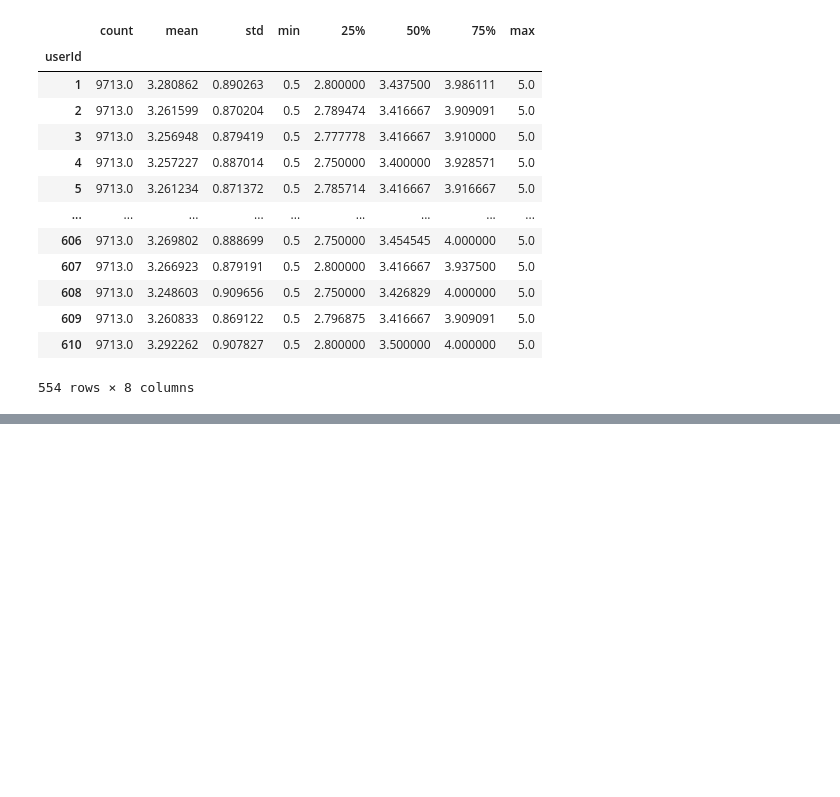
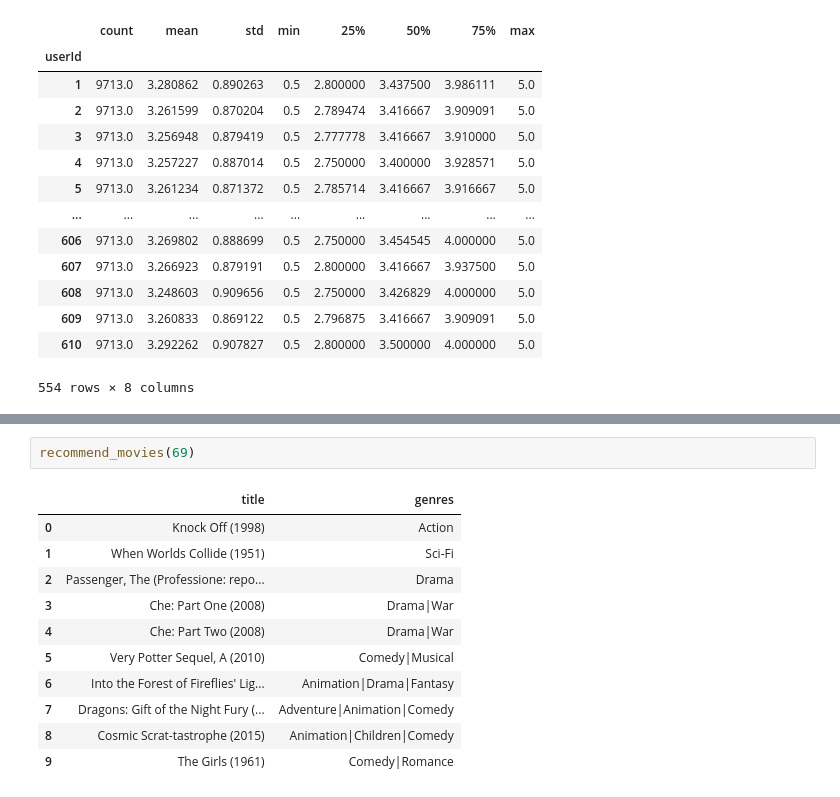
Before and after one commit to kzholtikova/svd-recommendation-algorithm, a Jupyter notebook: movies_recommendations.py.ipynb, the cells around one changed output, grey strips where cells are left out. Drawn from its saved outputs; the diff is of its cells as text; blank space fills up the shorter version.

```diff
--- a/movies_recommendations.py.ipynb
+++ b/movies_recommendations.py.ipynb
@@ -99,0 +149,14 @@ ratings_matrix_filled_info
+# %%
+recommend_movies(69)
+# %% [output]
+|  | title | genres |
+| 0 | Knock Off (1998) | Action |
+| 1 | When Worlds Collide (1951) | Sci-Fi |
+| 2 | Passenger, The (Professione: repo... | Drama |
+| 3 | Che: Part One (2008) | Drama|War |
+| 4 | Che: Part Two (2008) | Drama|War |
+| 5 | Very Potter Sequel, A (2010) | Comedy|Musical |
+| 6 | Into the Forest of Fireflies' Lig... | Animation|Drama|Fantasy |
+| 7 | Dragons: Gift of the Night Fury (... | Adventure|Animation|Comedy |
+| 8 | Cosmic Scrat-tastrophe (2015) | Animation|Children|Comedy |
+| 9 | The Girls (1961) | Comedy|Romance |
```
Also changed, not shown: parts of 9 cells of this notebook.
